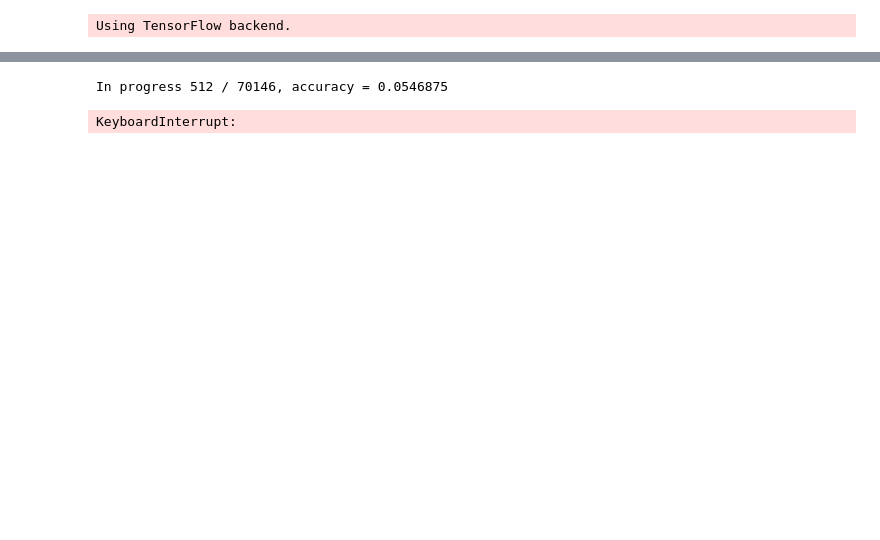
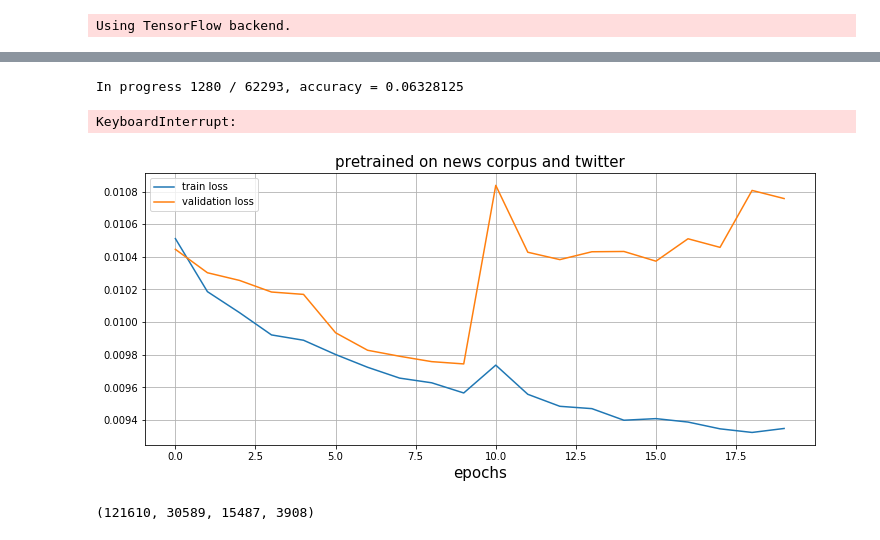
Before and after one commit to DariaGusarova/experiments, a Jupyter notebook: lstm.ipynb, the cells around one changed output, grey strips where cells are left out. Cells and saved outputs as stored; diff of their text form; code cells hidden in the pictures; blank space fills up the shorter version.

Commit message:
compare pretrained embeddings

```diff
--- a/lstm.ipynb
+++ b/lstm.ipynb
@@ -34,2 +42,2 @@ train[:5], test[:5]
 # %%
-emb = KeyedVectors.load_word2vec_format("cc.ru.300.vec")
+emb_1 = KeyedVectors.load_word2vec_format("cc.ru.300.vec")
@@ -53,7 +81,7 @@ import keras.layers as L
 # %% [output]
 Using TensorFlow backend.
 # %%
-def build_model(emb_size=300, hid_size=64):
+def build_model(emb_size=300, hid_size=128):
 
     l_input = L.Input(shape=[None, emb_size], name='input')
     l_lstm = L.LSTM(units=hid_size)(l_input)
@@ -81,2 +109,11 @@ Trainable params: 112,940
 Non-trainable params: 0
 _________________________________________________________________
+# %%
+train_prefixs, train_next_words, train_lost = transform(emb_1, train_part)
+valid_prefixs, valid_next_words, val_lost = transform(emb_1, valid_part)
+
+train_prefixs = np.array(train_prefixs)
+train_next_words = np.array(train_next_words)
+valid_prefixs = np.array(valid_prefixs)
+valid_next_words = np.array(valid_next_words)
+len(train_prefixs), len(valid_prefixs), train_lost, val_lost
@@ -83,14 +122,14 @@ _________________________________________________________________
 # %%
 batch_size = 256
-epochs = 10
-steps_per_epoch = 100
+epochs = 20
+steps_per_epoch = 500
 
 model = build_model()
 
-model.fit_generator(iterate_minibatches(emb, emb_size, train_prefixs, train_next_words, batch_size, cycle=True),
+history = model.fit_generator(iterate_minibatches(emb_1, emb_size, train_prefixs, train_next_words, batch_size, cycle=True),
                     epochs=epochs, steps_per_epoch=steps_per_epoch,
 
-                    validation_data=iterate_minibatches(emb, emb_size, valid_prefixs, valid_next_words, batch_size, cycle=True),
+                    validation_data=iterate_minibatches(emb_1, emb_size, valid_prefixs, valid_next_words, batch_size, cycle=True),
                     validation_steps=len(valid_prefixs) // batch_size
                    )
 # %% [output]
@@ -125,5 +206,27 @@ len(test_prefixs)
 # %%
-calculate_accuracy(model, emb, emb_size, 256, test_prefixs, test_next_words)
+calculate_accuracy(model, emb_1, emb_size, test_lost, 256, test_prefixs, test_next_words)
 # %% [output]
-In progress 512 / 70146, accuracy = 0.0546875
+In progress 1280 / 62293, accuracy = 0.06328125
 KeyboardInterrupt:
+# %%
+plt.figure(figsize=(12, 5))
+plt.plot(history.history['loss'], label='train loss')
+plt.plot(history.history['val_loss'], label='validation loss')
+plt.title('pretrained on news corpus and twitter', fontsize=15)
+plt.xlabel('epochs', fontsize=15)
+plt.legend()
+plt.grid()
+plt.show()
+# %% [output]
+[figure, added]
+# %%
+train_prefixs, train_next_words, train_lost = transform(emb, train_part)
+valid_prefixs, valid_next_words, val_lost = transform(emb, valid_part)
+
+train_prefixs = np.array(train_prefixs)
+train_next_words = np.array(train_next_words)
+valid_prefixs = np.array(valid_prefixs)
+valid_next_words = np.array(valid_next_words)
+len(train_prefixs), len(valid_prefixs), train_lost, val_lost
+# %% [output]
+(121610, 30589, 15487, 3908)
```
Also changed, not shown: parts of 30 cells of this notebook, 1 other file.
